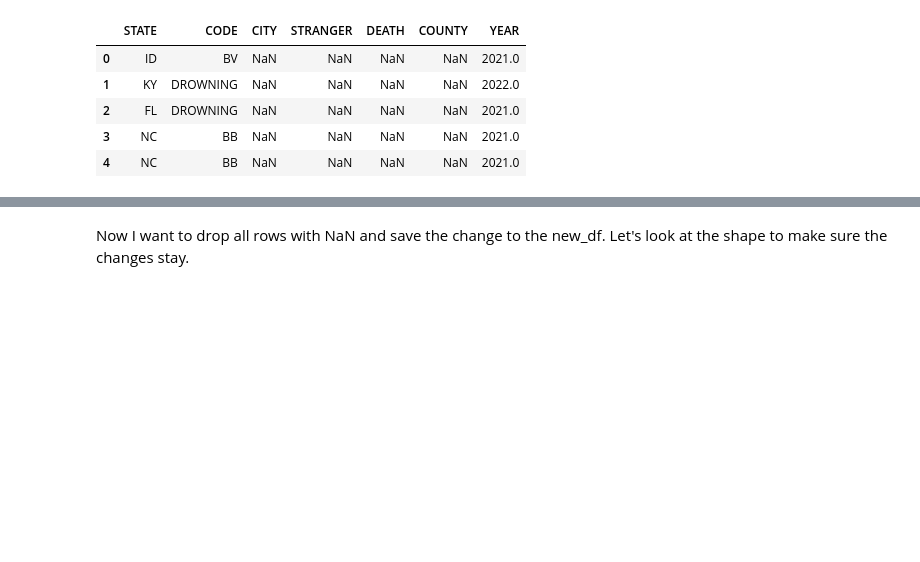
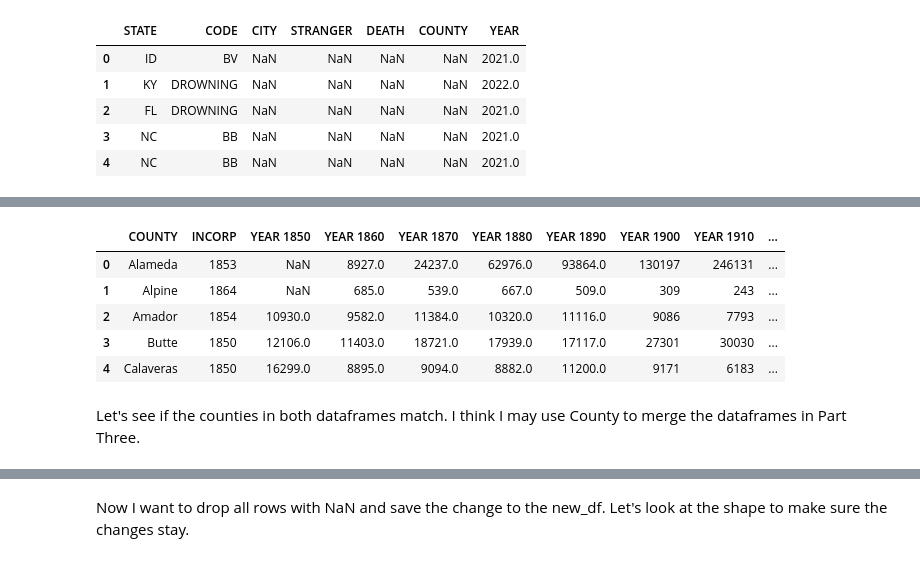
Before and after one commit to happyhorseshoe/Heroic_Age, a Jupyter notebook: hero.ipynb, the cells around one changed output, grey strips where cells are left out. Cells and saved outputs as stored; diff of their text form; code cells hidden in the pictures; blank space fills up the shorter version.

```diff
--- a/hero.ipynb
+++ b/hero.ipynb
@@ -66,0 +239,11 @@ Now I need to filter my data to keep only the rows and columns of KY, CA, AK. I
+# %%
+pop.head()
+# %% [output]
+|  | COUNTY | INCORP | YEAR 1850 | YEAR 1860 | YEAR 1870 | YEAR 1880 | YEAR 1890 | YEAR 1900 | YEAR 1910 | ... |
+| 0 | Alameda | 1853 | NaN | 8927.0 | 24237.0 | 62976.0 | 93864.0 | 130197 | 246131 | ... |
+| 1 | Alpine | 1864 | NaN | 685.0 | 539.0 | 667.0 | 509.0 | 309 | 243 | ... |
+| 2 | Amador | 1854 | 10930.0 | 9582.0 | 11384.0 | 10320.0 | 11116.0 | 9086 | 7793 | ... |
+| 3 | Butte | 1850 | 12106.0 | 11403.0 | 18721.0 | 17939.0 | 17117.0 | 27301 | 30030 | ... |
+| 4 | Calaveras | 1850 | 16299.0 | 8895.0 | 9094.0 | 8882.0 | 11200.0 | 9171 | 6183 | ... |
+# %% [markdown]
+Let's see if the counties in both dataframes match. I think I may use County to merge the  dataframes in Part Three.
```
Also changed, not shown: parts of 45 cells of this notebook.
